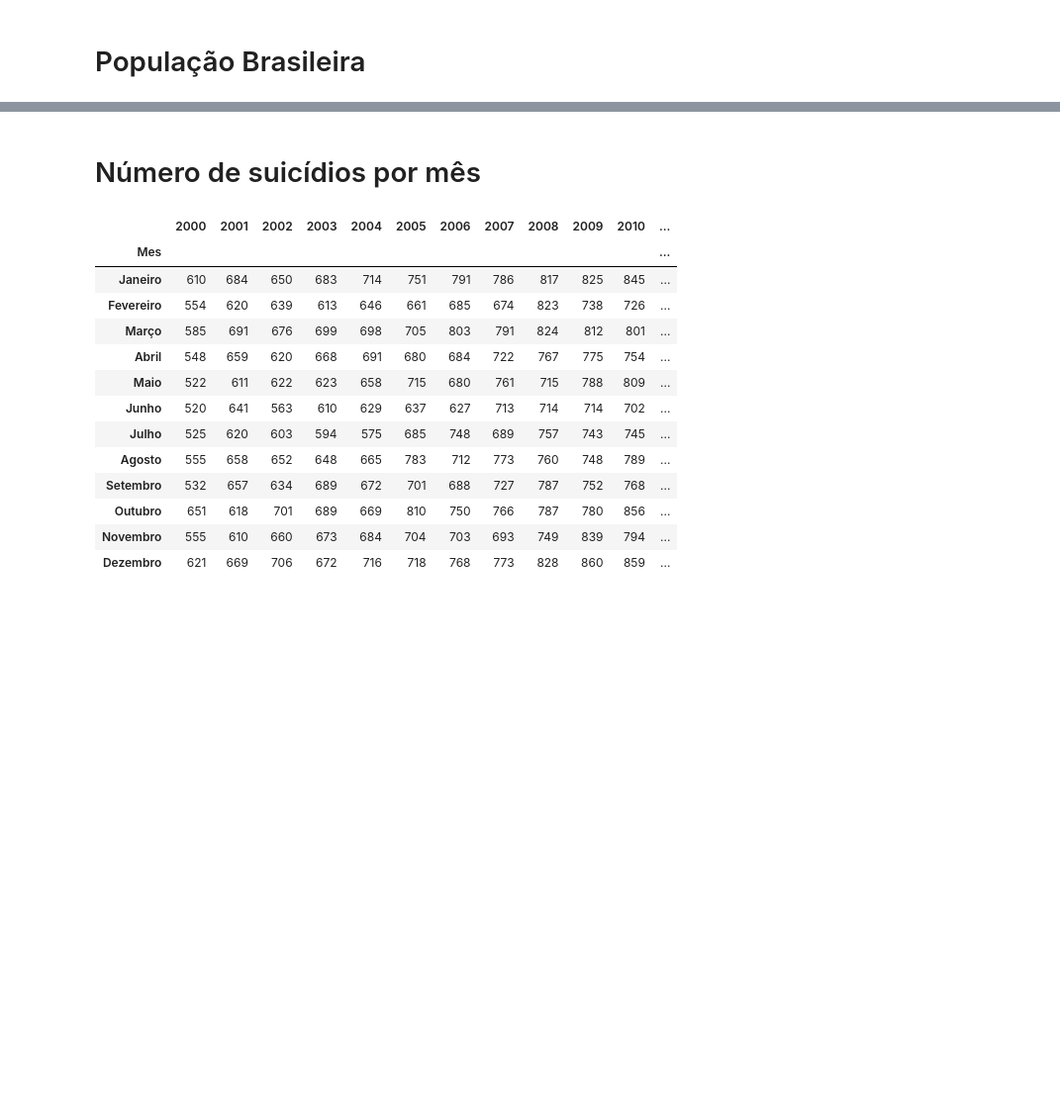
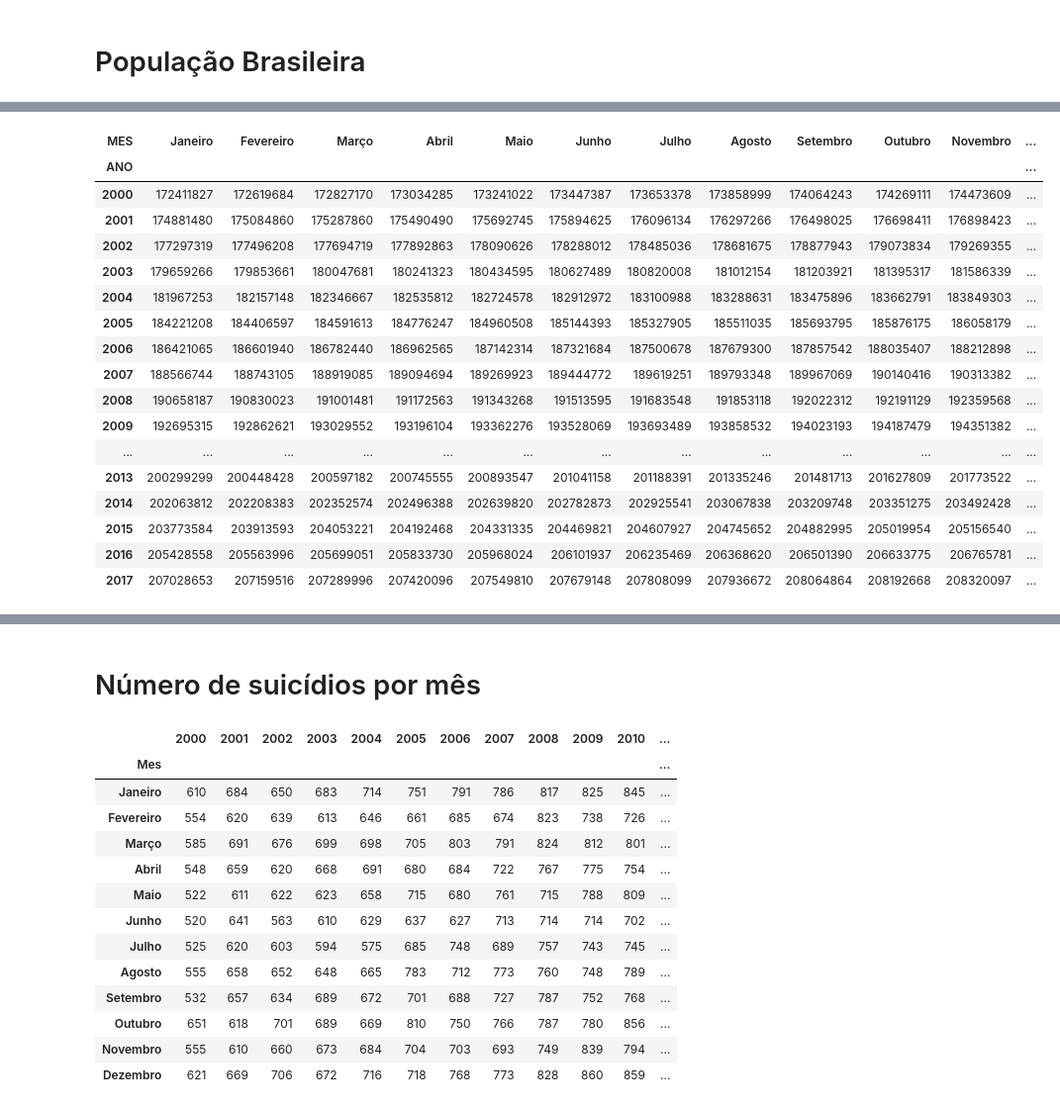
Before and after one commit to jamissonfreitas/IN1119, a Jupyter notebook: analise_mes_ano.ipynb, the cells around one changed output, grey strips where cells are left out. Shown at 99% size. Saved outputs shown, nothing was run; the diff lists cells and outputs as text; code cells hidden in the pictures; blank space fills up the shorter version.

```diff
--- a/analise_mes_ano.ipynb
+++ b/analise_mes_ano.ipynb
@@ -57,0 +103,24 @@ df_populacao.plot.line()
+# %%
+df_populacao_mensal['MES'] = df_populacao_mensal['MES'].apply(lambda x : MES_DICT[x])
+df_populacao_mensal = df_populacao_mensal.pivot(index='ANO', columns='MES', values='Brasil')
+df_populacao_mensal = df_populacao_mensal[meses]
+df_populacao_mensal
+# %% [output]
+| MES | Janeiro | Fevereiro | Março | Abril | Maio | Junho | Julho | Agosto | Setembro | Outubro | Novembro | ... |
+| ANO |  |  |  |  |  |  |  |  |  |  |  | ... |
+| 2000 | 172411827 | 172619684 | 172827170 | 173034285 | 173241022 | 173447387 | 173653378 | 173858999 | 174064243 | 174269111 | 174473609 | ... |
+| 2001 | 174881480 | 175084860 | 175287860 | 175490490 | 175692745 | 175894625 | 176096134 | 176297266 | 176498025 | 176698411 | 176898423 | ... |
+| 2002 | 177297319 | 177496208 | 177694719 | 177892863 | 178090626 | 178288012 | 178485036 | 178681675 | 178877943 | 179073834 | 179269355 | ... |
+| 2003 | 179659266 | 179853661 | 180047681 | 180241323 | 180434595 | 180627489 | 180820008 | 181012154 | 181203921 | 181395317 | 181586339 | ... |
+| 2004 | 181967253 | 182157148 | 182346667 | 182535812 | 182724578 | 182912972 | 183100988 | 183288631 | 183475896 | 183662791 | 183849303 | ... |
+| 2005 | 184221208 | 184406597 | 184591613 | 184776247 | 184960508 | 185144393 | 185327905 | 185511035 | 185693795 | 185876175 | 186058179 | ... |
+| 2006 | 186421065 | 186601940 | 186782440 | 186962565 | 187142314 | 187321684 | 187500678 | 187679300 | 187857542 | 188035407 | 188212898 | ... |
+| 2007 | 188566744 | 188743105 | 188919085 | 189094694 | 189269923 | 189444772 | 189619251 | 189793348 | 189967069 | 190140416 | 190313382 | ... |
+| 2008 | 190658187 | 190830023 | 191001481 | 191172563 | 191343268 | 191513595 | 191683548 | 191853118 | 192022312 | 192191129 | 192359568 | ... |
+| 2009 | 192695315 | 192862621 | 193029552 | 193196104 | 193362276 | 193528069 | 193693489 | 193858532 | 194023193 | 194187479 | 194351382 | ... |
+| ... | ... | ... | ... | ... | ... | ... | ... | ... | ... | ... | ... | ... |
+| 2013 | 200299299 | 200448428 | 200597182 | 200745555 | 200893547 | 201041158 | 201188391 | 201335246 | 201481713 | 201627809 | 201773522 | ... |
+| 2014 | 202063812 | 202208383 | 202352574 | 202496388 | 202639820 | 202782873 | 202925541 | 203067838 | 203209748 | 203351275 | 203492428 | ... |
+| 2015 | 203773584 | 203913593 | 204053221 | 204192468 | 204331335 | 204469821 | 204607927 | 204745652 | 204882995 | 205019954 | 205156540 | ... |
+| 2016 | 205428558 | 205563996 | 205699051 | 205833730 | 205968024 | 206101937 | 206235469 | 206368620 | 206501390 | 206633775 | 206765781 | ... |
+| 2017 | 207028653 | 207159516 | 207289996 | 207420096 | 207549810 | 207679148 | 207808099 | 207936672 | 208064864 | 208192668 | 208320097 | ... |
```
Also changed, not shown: parts of 10 cells of this notebook.
